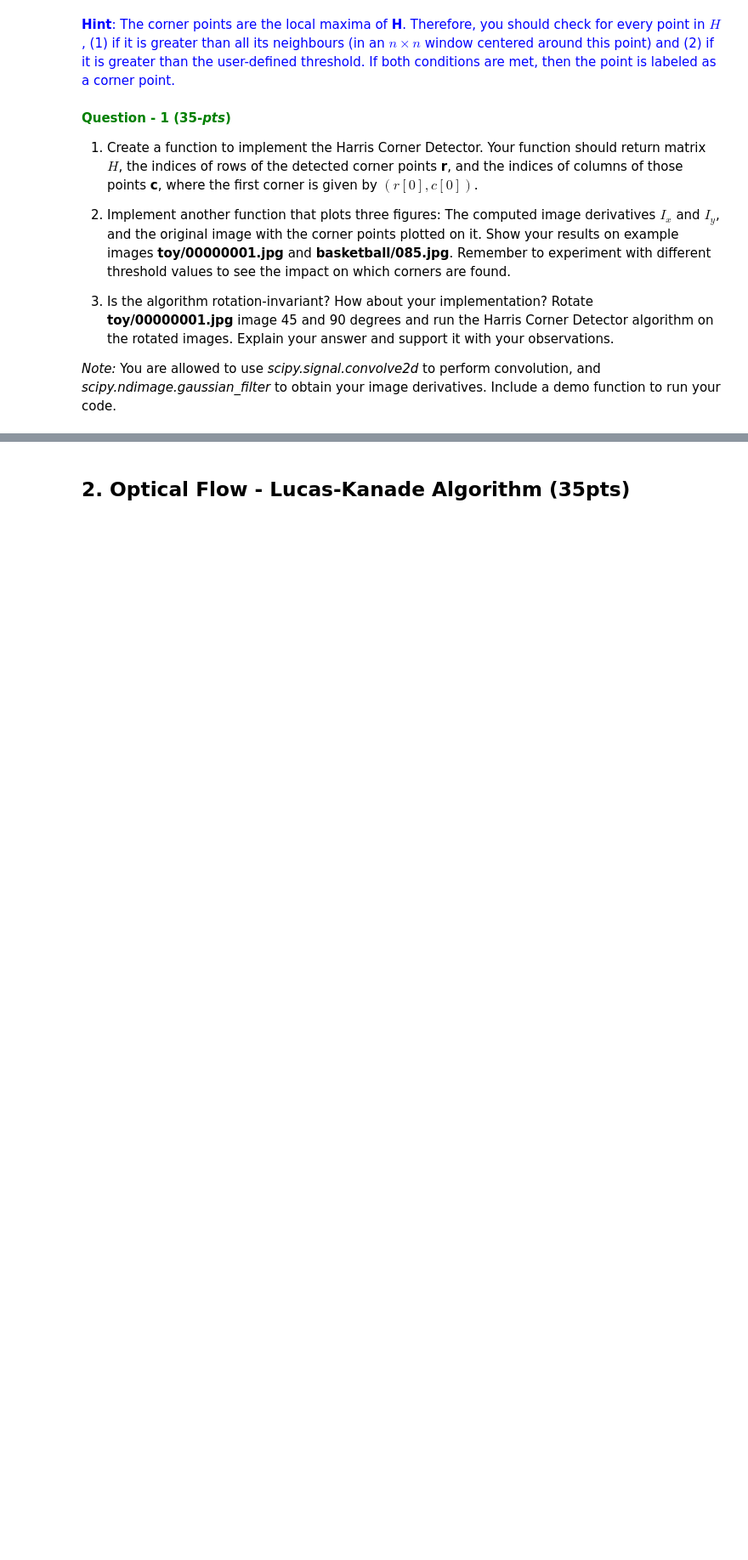
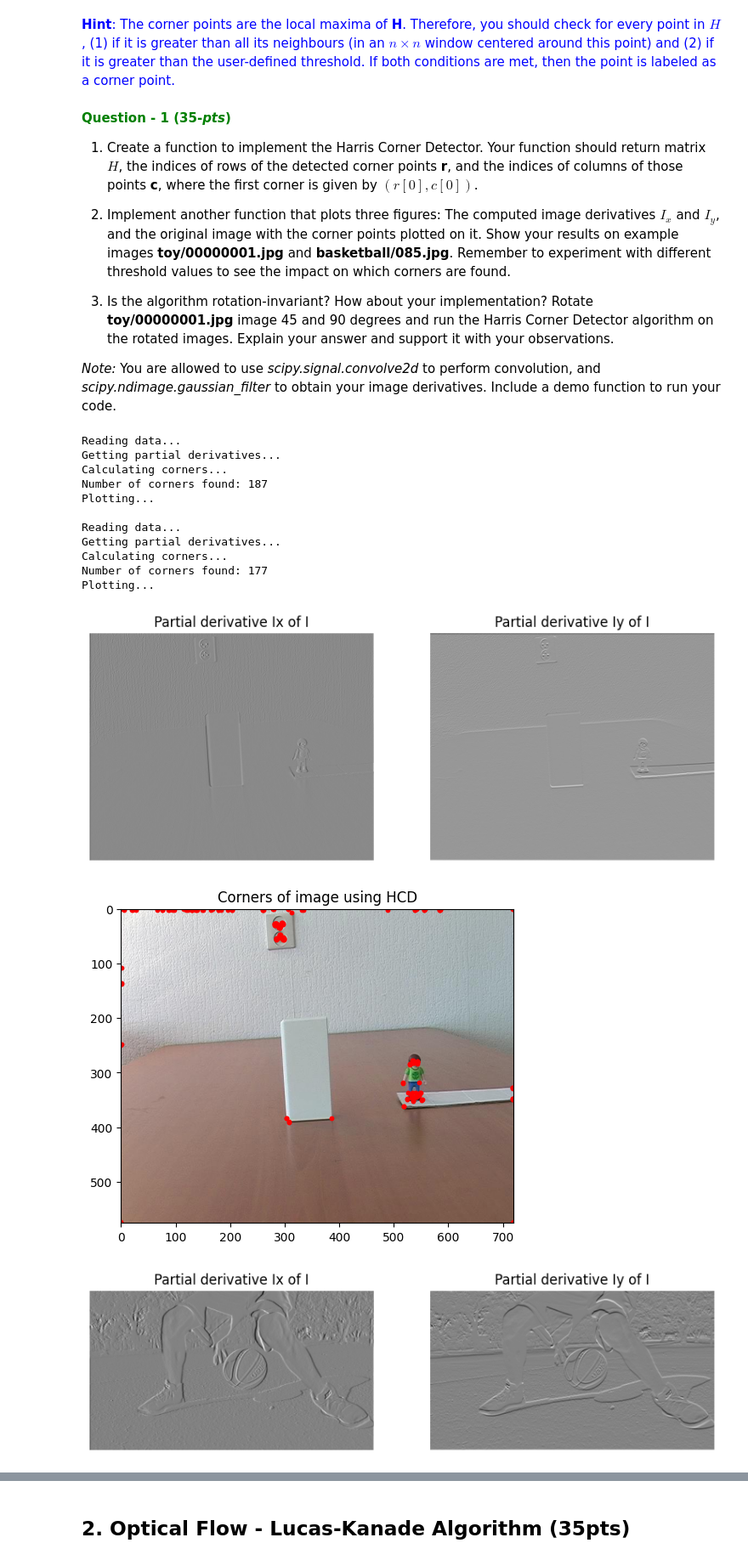
Before and after one commit to joangog/computer-vision-1, a Jupyter notebook: lab3/13486578_12167320_14334739.ipynb, the cells around one changed output, grey strips where cells are left out. Shown at 85% size. Cells and saved outputs as stored; diff of their text form; code cells hidden in the pictures; blank space fills up the shorter version.

Commit message:
Added missing cell and result images

```diff
--- a/lab3/13486578_12167320_14334739.ipynb
+++ b/lab3/13486578_12167320_14334739.ipynb
@@ -206,8 +206,23 @@ def run_HCD(img_dir, W_size, sigma, thresh, deg=0):
 # %%
 # Q1.2 (continue)
 
 # Toy
-run_HCD(img_dir='./data/toy/00000001.jpg', W_size=3, sigma=0.6, thresh=0.18)
+run_HCD(img_dir='./data/toy/00000001.jpg', W_size=3, sigma=0.7, thresh=0.15)
 
 # Basketball
 run_HCD(img_dir='./data/basketball/085.jpg', W_size=3, sigma=0.5, thresh=0.5)
+# %% [output]
+Reading data...
+Getting partial derivatives...
+Calculating corners...
+Number of corners found: 187
+Plotting...
+
+Reading data...
+Getting partial derivatives...
+Calculating corners...
+Number of corners found: 177
+Plotting...
+[figure, added]
+[figure, added]
+[figure, added]
```
Also changed, not shown: parts of 4 cells of this notebook, 8 other files.
